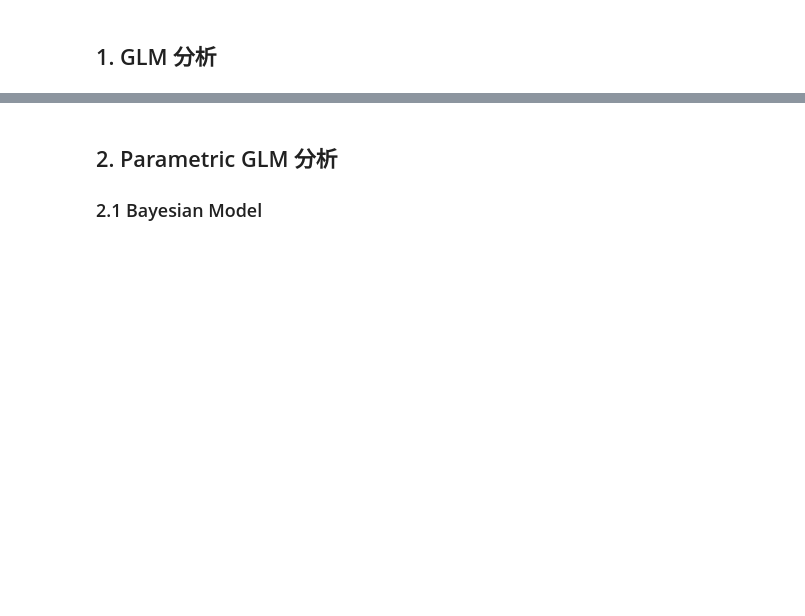
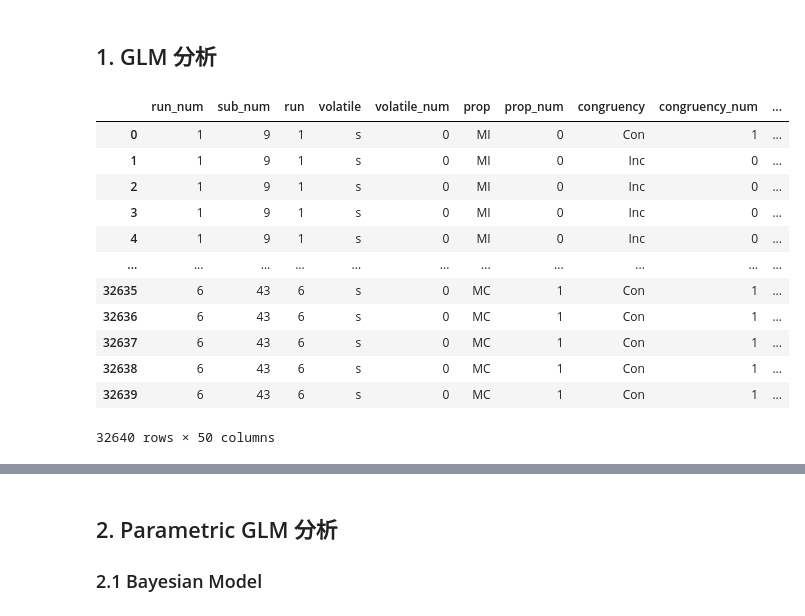
Before and after one commit to dddd1007/project9_tmp, a Jupyter notebook: notebook/5. fMRI分析.ipynb, the cells around one changed output, grey strips where cells are left out. Cells and saved outputs as stored; diff of their text form; code cells hidden in the pictures; blank space fills up the shorter version.

```diff
--- a/notebook/5. fMRI分析.ipynb
+++ b/notebook/5. fMRI分析.ipynb
@@ -14,13 +14,31 @@ import multiprocessing
 num_cores = 6
 
 # 读取被试数据
-all_data = pd.read_csv("/Volumes/XXK-DISK/project9_fmri_spatial_stroop/data/input/all_data_with_params.csv")
+all_data = pd.read_csv("/Users/dddd1007/Library/CloudStorage/Dropbox/Work/博士工作/研究数据/Project4_EEG_Vollatility_to_Control/data/input/all_data_with_params.csv")
 # 被试基本信息
 sub_num_list = pd.unique(all_data['sub_num'])
 session_num = 6
 
 # 数据位置
-root_dir = "/Volumes/XXK-DISK/project9_fmri_spatial_stroop/data/input/fmri_data/nii"
-output_dir = "/Volumes/XXK-DISK/project9_fmri_spatial_stroop/data/output/fmri/"
+root_dir = "/Users/dddd1007/Library/CloudStorage/Dropbox/Work/博士工作/研究数据/Project4_EEG_Vollatility_to_Control/data/input/fmri_data/nii"
+output_dir = "/Users/dddd1007/Library/CloudStorage/Dropbox/Work/博士工作/研究数据/Project4_EEG_Vollatility_to_Control/data/output/fmri/"
 # %% [markdown]
 ## 1. GLM 分析
+# %%
+all_data.columns
+all_data['PC_factor'] = all_data[['volatile', 'prop', 'congruency']].apply(lambda row: '_'.join(row.astype(str)), axis=1)
+all_data
+# %% [output]
+|  | run_num | sub_num | run | volatile | volatile_num | prop | prop_num | congruency | congruency_num | ... |
+| 0 | 1 | 9 | 1 | s | 0 | MI | 0 | Con | 1 | ... |
+| 1 | 1 | 9 | 1 | s | 0 | MI | 0 | Inc | 0 | ... |
+| 2 | 1 | 9 | 1 | s | 0 | MI | 0 | Inc | 0 | ... |
+| 3 | 1 | 9 | 1 | s | 0 | MI | 0 | Inc | 0 | ... |
+| 4 | 1 | 9 | 1 | s | 0 | MI | 0 | Inc | 0 | ... |
+| ... | ... | ... | ... | ... | ... | ... | ... | ... | ... | ... |
+| 32635 | 6 | 43 | 6 | s | 0 | MC | 1 | Con | 1 | ... |
+| 32636 | 6 | 43 | 6 | s | 0 | MC | 1 | Con | 1 | ... |
+| 32637 | 6 | 43 | 6 | s | 0 | MC | 1 | Con | 1 | ... |
+| 32638 | 6 | 43 | 6 | s | 0 | MC | 1 | Con | 1 | ... |
+| 32639 | 6 | 43 | 6 | s | 0 | MC | 1 | Con | 1 | ... |
+32640 rows × 50 columns
```
Also changed, not shown: parts of 16 cells of this notebook, 26 other files.
